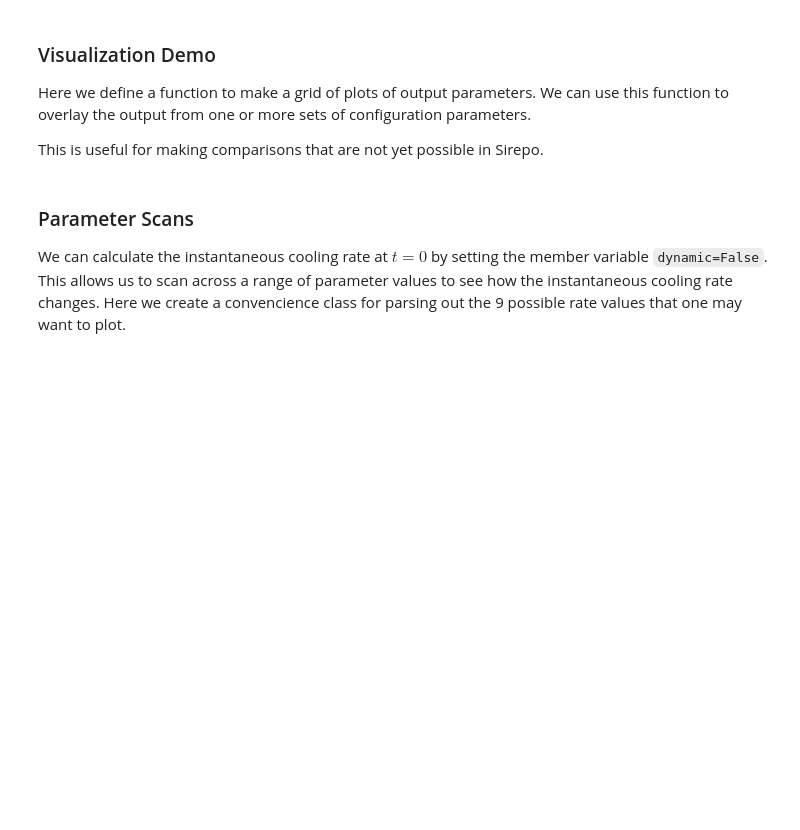
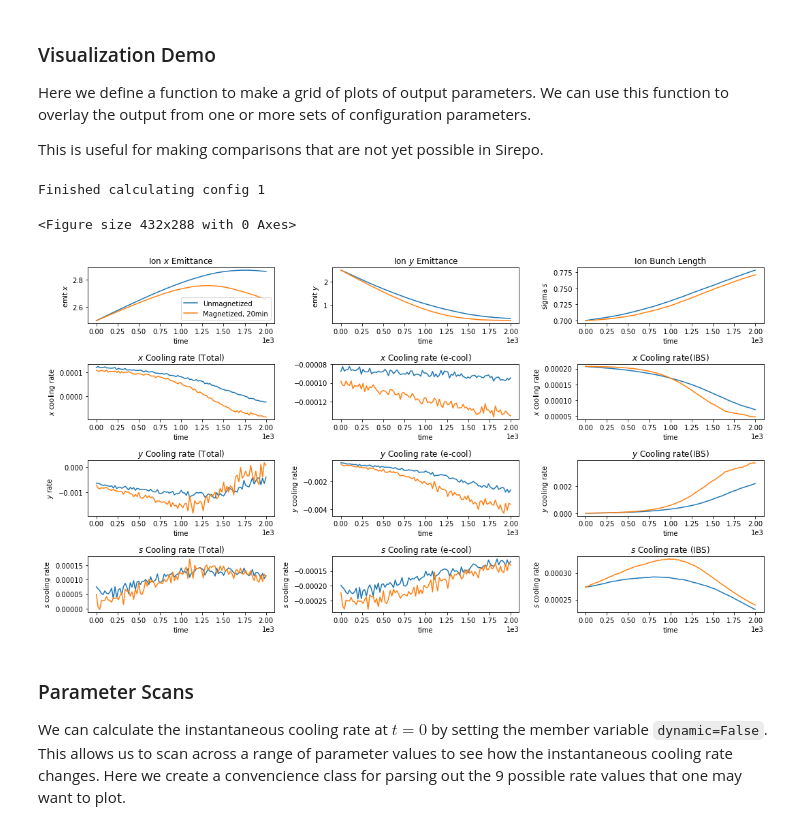
Before and after one commit to radiasoft/rscooler, a Jupyter notebook: experimental/sjcrs/Optimize_eRHIC.ipynb, the cells around one changed output. Drawn from its saved outputs; the diff is of its cells as text; code cells hidden in the pictures; blank space fills up the shorter version.

```diff
--- a/experimental/sjcrs/Optimize_eRHIC.ipynb
+++ b/experimental/sjcrs/Optimize_eRHIC.ipynb
@@ -148,6 +160,10 @@ class BOOSTER_config:
 def Update_eRHIC_Config(obj,rsmpi=False):
 
     os.chdir(buildpath)
+
+    #One quick sanity check
+    if (obj.sample_number > 1001) and (obj.ion_sample is "SINGLE_PARTICLE"):
+        print("This choice of parameters could swamp the memory. Sure you want " + str(obj.sample_number) + "^3 samples?")
 
     file1 = open("jspec_"+obj.suffix+".in","w")#write mode
     file1.write("\n")
@@ -197,6 +213,7 @@ def Update_eRHIC_Config(obj,rsmpi=False):
     file1.write("        e_number = "+str(obj.e_number)+"\n")
     file1.write("section_ecool\n")
     file1.write("        sample_number = "+str(obj.sample_number)+"\n")
+    file1.write("        ion_sample = "+obj.ion_sample+"\n")
     file1.write("        force_formula = "+obj.force_formula+"\n")
     file1.write("section_run\n")
     file1.write("        create_ion_beam\n")
@@ -255,10 +272,16 @@ def Update_eRHIC_Config(obj,rsmpi=False):
         total_rate = rate_file.readline()
         rate_file.close()
 
+        if obj.print:
+            print(e_rate)
+            print(ibs_rate)
+            print(total_rate)
+
         def parse(rate):
             parse = (rate.split(":")[1].rstrip()).split("  ")
             parse = [float(i) for i in parse]
             return parse
+
         #The 3 parameters are horizontal, vertical, longitudinal
         return parse(e_rate), parse(ibs_rate), parse(total_rate)
 # %% [markdown]
@@ -375,32 +398,58 @@ def DisplayTrial(sdds_file,label=None):
 # %%
 #Define the object with all the default values
 config1 = JSPEC_config()
 #Make some of our own changes
+config1.suffix = "DUMP1"
+config1.model = "RMS"
+config1.force_formula = "BINNEY" #"UNMAGNETIZED"
+config1.sample_number = 1e6
 config1.bfield = 1.0
-config1.model = "RMS"
-config1.suffix = "DUMP1"
-#config1.ibs    = "off"
+config1.sigma_x = 0.0002
+config1.sigma_y = 0.0002
+config1.sigma_z = 0.07
+config1.bet_x = 10
+config1.bet_y = 40
+config1.disp_x = 0.1
+config1.disp_y = 4
+config1.temp_tr = 0.0001
+config1.temp_long = 0.01
+config1.e_number = 5e10 #up from  1.6e10
 #By default, this is using the Particle (macro-particle) model
 A = Update_eRHIC_Config(config1,rsmpi=RSMPI)
-config2 = JSPEC_config()
-config2.bfield = 1.0 # User can change the solenoid field strength, in Tesla
-config2.model  = "RMS"  # Switch from Particle model to using the beam moments
-#config2.temp_l = 0.001 # Could vary the temperatures of the electron cooling beam
-#config2.temp_tr = 0.001
-#config2.ibs = "off"
-config2.e_number = 3e10
-config2.suffix = "DUMP2"
-Update_eRHIC_Config(config2,rsmpi=RSMPI)
+print("Finished calculating config 1\n")
+
+config3 = JSPEC_config()
+config3.model  = "RMS"  # Switch from Particle model to using the beam moments
+config3.sample_number = 1e6
+
+config3.bfield = 5.06
+config3.sigma_x = 0.0002
+config3.sigma_y = 0.0002
+config3.sigma_z = 0.07
+config3.bet_x = 10
+config3.bet_y = 40
+config3.disp_x = 0.1
+config3.disp_y = 4
+config3.temp_tr = 0.0001
+config3.temp_long = 0.01
+config3.e_number = 5e10 #up from  1.6e10
+config3.suffix = "DUMP3"
+Update_eRHIC_Config(config3,rsmpi=RSMPI)
+#Pass the function output to our parser class
 
 #Read the output files & make a standard figure
 plt.clf()
 plt.figure(figsize=(15,8))
-cooltime1 = DisplayTrial("JSPECDUMP1.SDDS",label="4 A")
-cooltime2 = DisplayTrial("JSPECDUMP2.SDDS",label="8 A")
+cooltime1 = DisplayTrial("JSPECDUMP1.SDDS",label="Unmagnetized")
+cooltime3 = DisplayTrial("JSPECDUMP3.SDDS",label="Magnetized, 20min")
 #Only draw our legend once
 plt.subplot(4,3,1)
 plt.legend(loc='lower right')
 plt.show()
+# %% [output]
+Finished calculating config 1
+<Figure size 432x288 with 0 Axes>
+[figure, added]
 # %% [markdown]
 ### Parameter Scans
 
```
Also changed, not shown: parts of 12 cells of this notebook.
